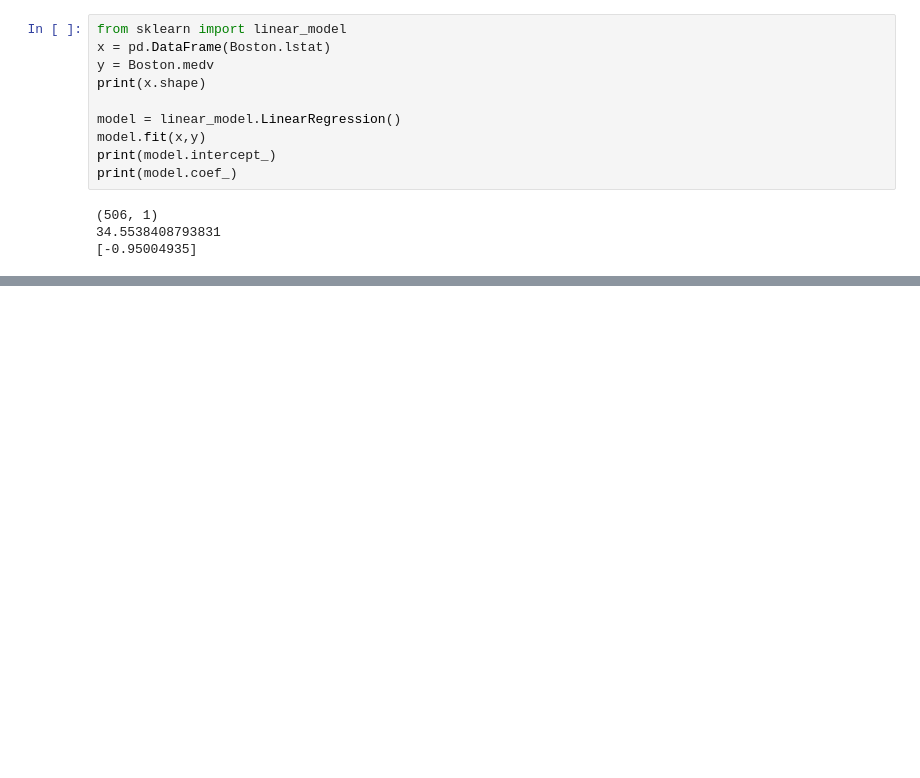
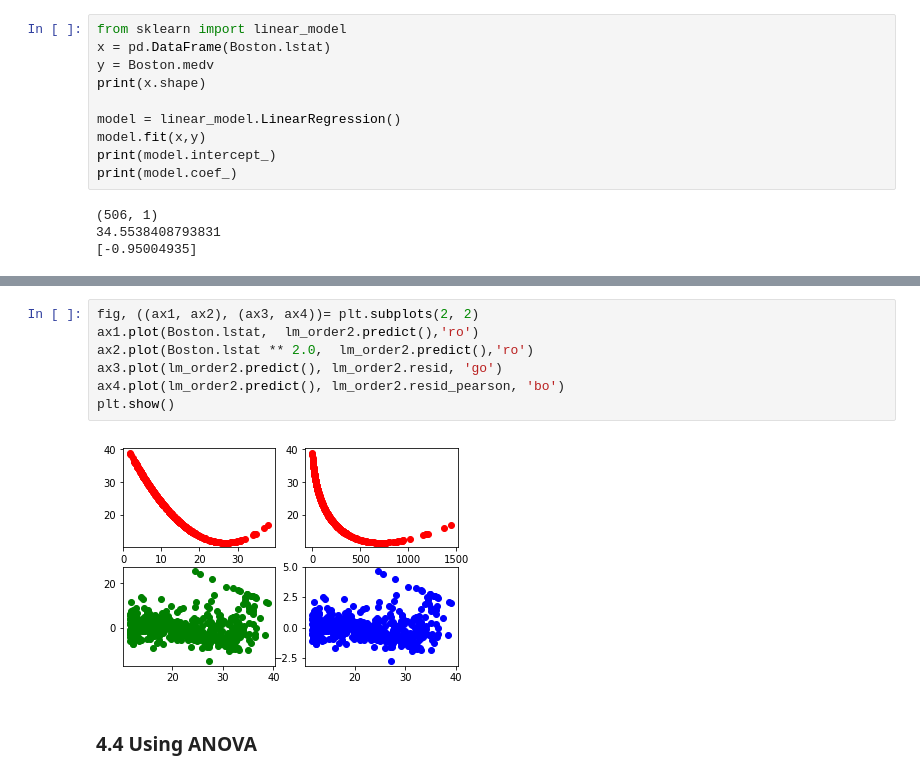
Before and after one commit to evolsidog/Statistical-Learning-Stanford, a Jupyter notebook: linear_regression/Python-exercises/linear_regression.ipynb, the cells around one changed output, grey strips where cells are left out. Cells and saved outputs as stored; diff of their text form; blank space fills up the shorter version.

```diff
--- a/linear_regression/Python-exercises/linear_regression.ipynb
+++ b/linear_regression/Python-exercises/linear_regression.ipynb
@@ -190,0 +350,11 @@ print(model.coef_)
+# %%
+fig, ((ax1, ax2), (ax3, ax4))= plt.subplots(2, 2)
+ax1.plot(Boston.lstat,  lm_order2.predict(),'ro')
+ax2.plot(Boston.lstat ** 2.0,  lm_order2.predict(),'ro')
+ax3.plot(lm_order2.predict(), lm_order2.resid, 'go')
+ax4.plot(lm_order2.predict(), lm_order2.resid_pearson, 'bo')
+plt.show()
+# %% [output]
+[figure, added]
+# %% [markdown]
+### 4.4 Using ANOVA
```
Also changed, not shown: parts of 32 cells of this notebook.
